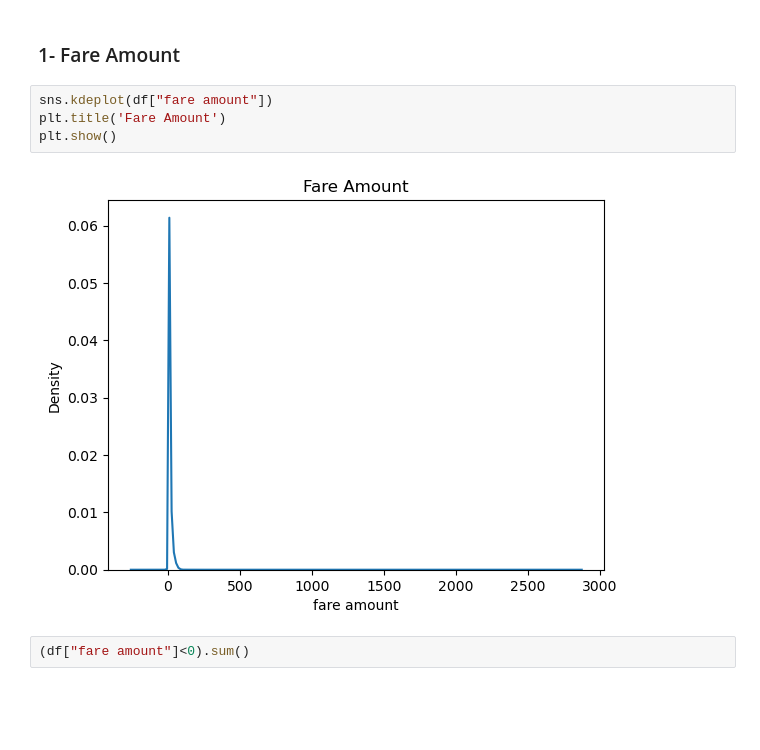
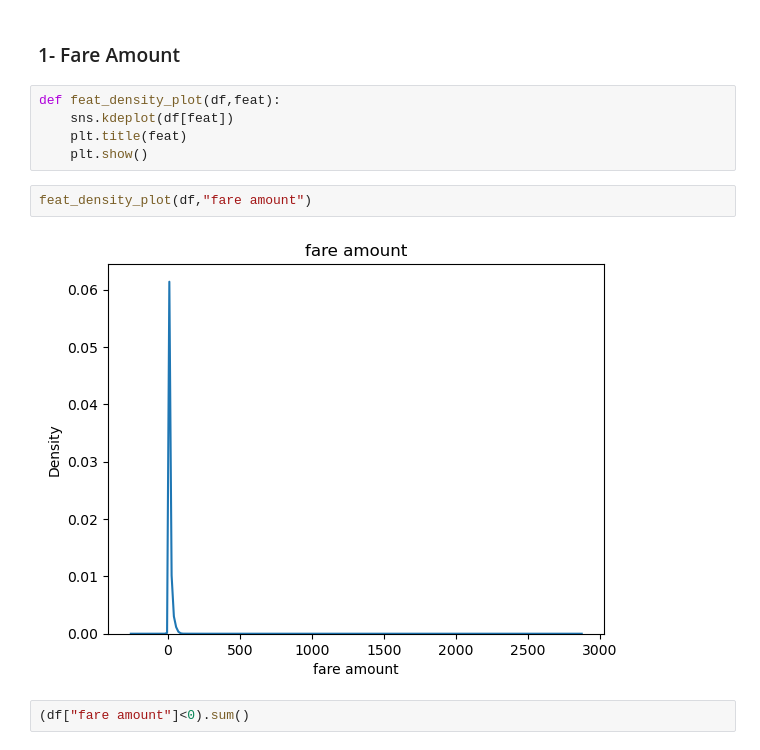
Before and after one commit to Abdullah204/Farecast, a Jupyter notebook: Milestone_1/M1_MET_49-2554_2_8-18.ipynb, the cells around one changed output. Cells and saved outputs as stored; diff of their text form; blank space fills up the shorter version.

```diff
--- a/Milestone_1/M1_MET_49-2554_2_8-18.ipynb
+++ b/Milestone_1/M1_MET_49-2554_2_8-18.ipynb
@@ -169,11 +179,14 @@ There is an intermediate relation between improvement surcharge and both extra a
 # %% [markdown]
 ### 1- Fare Amount
 # %%
-sns.kdeplot(df["fare amount"])
-plt.title('Fare Amount')
-plt.show()
+def feat_density_plot(df,feat):
+    sns.kdeplot(df[feat])
+    plt.title(feat)
+    plt.show()
-# %% [output]
-[figure, removed]
+# %%
+feat_density_plot(df,"fare amount")
+# %% [output]
+[figure, added]
 # %%
 (df["fare amount"]<0).sum()
 # %% [output]
```
Also changed, not shown: parts of 140 cells of this notebook.
